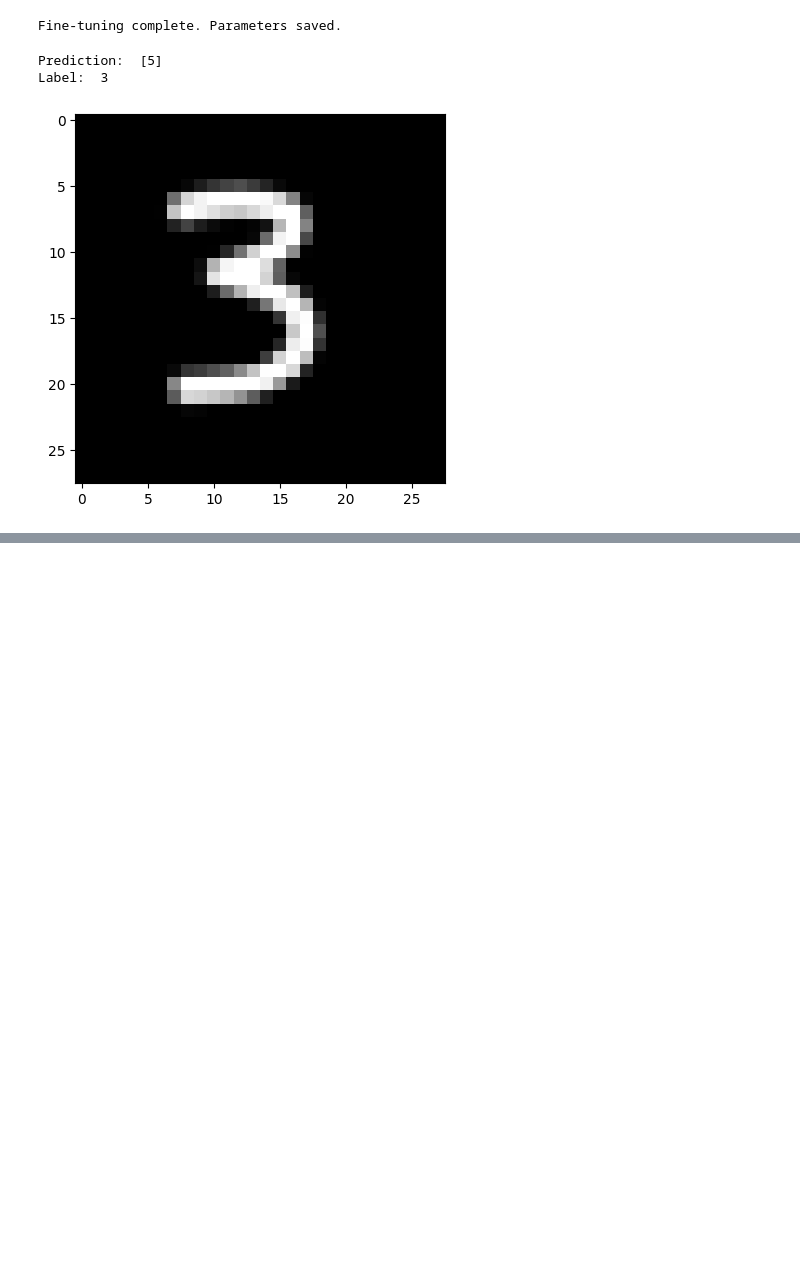
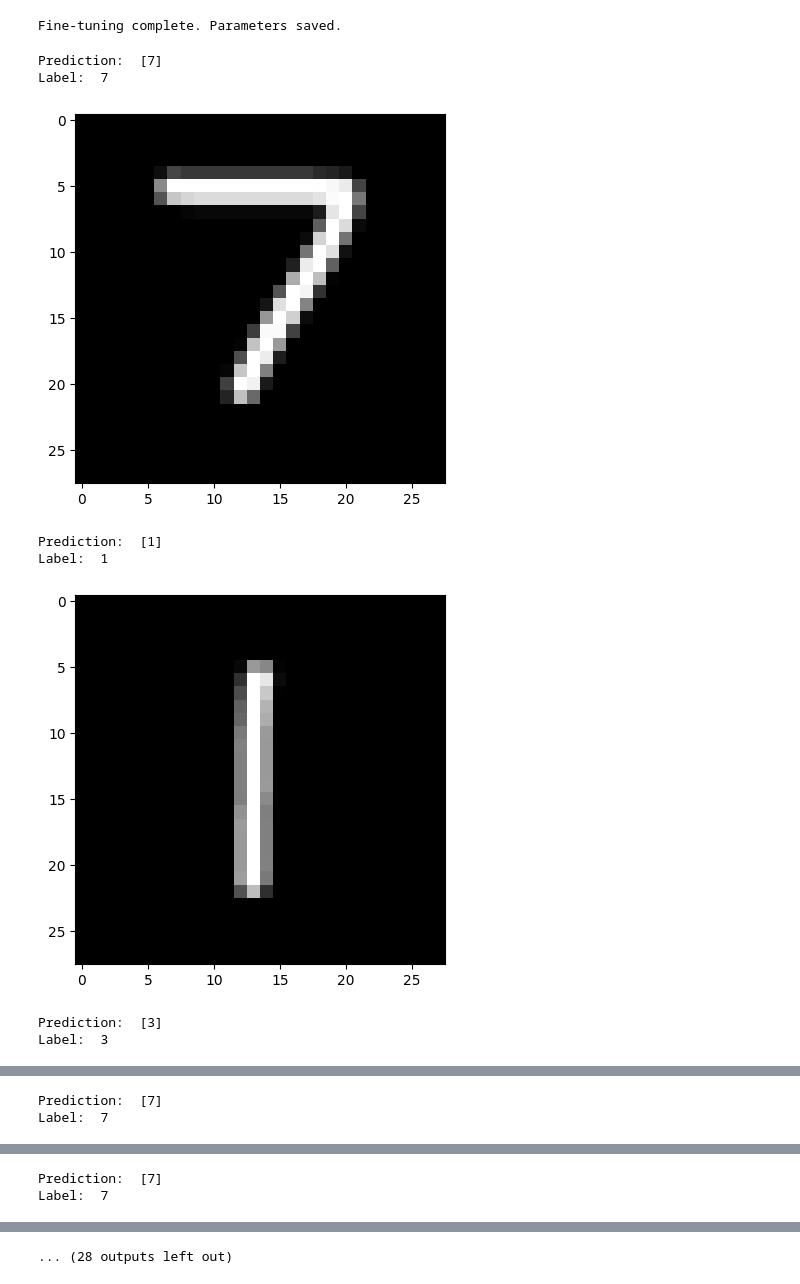
Before and after one commit to vepaan/NumberDetection, a Jupyter notebook: backend/model_tune.ipynb, the cells around one changed output, grey strips where cells are left out. Drawn from its saved outputs; the diff is of its cells as text; code cells hidden in the pictures; blank space fills up the shorter version.

```diff
--- a/backend/model_tune.ipynb
+++ b/backend/model_tune.ipynb
@@ -181,8 +191,14 @@ def test_prediction(index, W1, b1, W2, b2):
     plt.imshow(current_image, interpolation='nearest')
     plt.show()
 # %%
-test_prediction(19, W1, b1, W2, b2)
+for i in range(20):
+    test_prediction(i, W1, b1, W2, b2)
 # %% [output]
-Prediction:  [5]
-Label:  3
+Prediction:  [7]
+Label:  7
-[figure, old version]
+[figure, new version]
+Prediction:  [1]
+Label:  1
+[figure, added]
+Prediction:  [3]
+Label:  3
@@ -188,0 +206,2 @@ Label:  3
+Prediction:  [7]
+Label:  7
@@ -188,0 +209,2 @@ Label:  3
+Prediction:  [7]
+Label:  7
@@ -188,0 +215 @@ Label:  3
+... (28 outputs left out)
```
Also changed, not shown: parts of 4 cells of this notebook, 1 other file.
